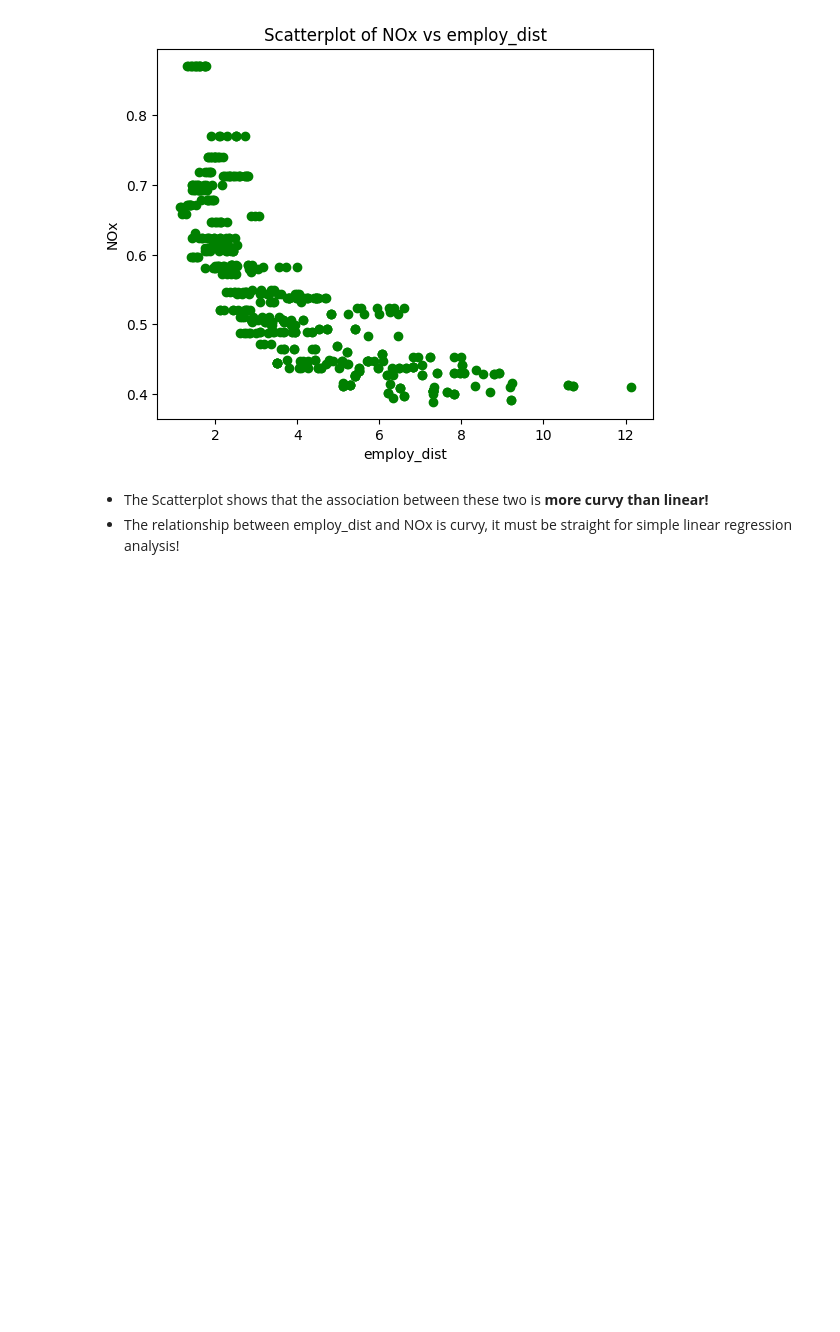
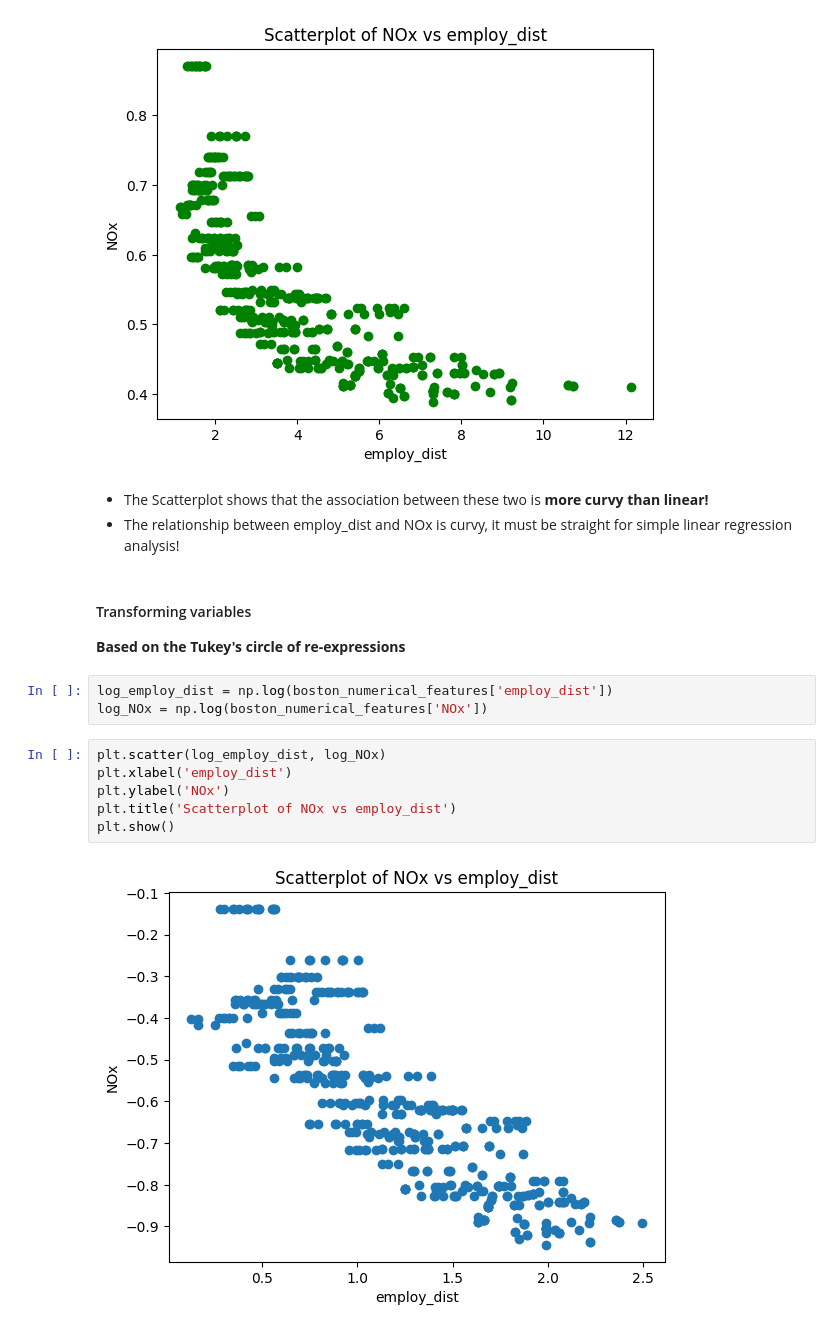
Before and after one commit to Darknight47/Regression, a Jupyter notebook: Simple Linear Regression/simple_linear_reg.ipynb, the cells around one changed output. Saved outputs shown, nothing was run; the diff lists cells and outputs as text; blank space fills up the shorter version.

Commit message:
Transformed variables

```diff
--- a/Simple Linear Regression/simple_linear_reg.ipynb
+++ b/Simple Linear Regression/simple_linear_reg.ipynb
@@ -177,3 +177,18 @@ plt.show()
 # %% [markdown]
 * The Scatterplot shows that the association between these two is **more curvy than linear!**
 * The relationship between employ_dist and NOx is curvy, it must be straight for simple linear regression analysis!
+# %% [markdown]
+#### Transforming variables
+
+**Based on the Tukey's circle of re-expressions**
+# %%
+log_employ_dist = np.log(boston_numerical_features['employ_dist'])
+log_NOx = np.log(boston_numerical_features['NOx'])
+# %%
+plt.scatter(log_employ_dist, log_NOx)
+plt.xlabel('employ_dist')
+plt.ylabel('NOx')
+plt.title('Scatterplot of NOx vs employ_dist')
+plt.show()
+# %% [output]
+[figure, added]
```
Also changed, not shown: parts of 1 cell of this notebook.
